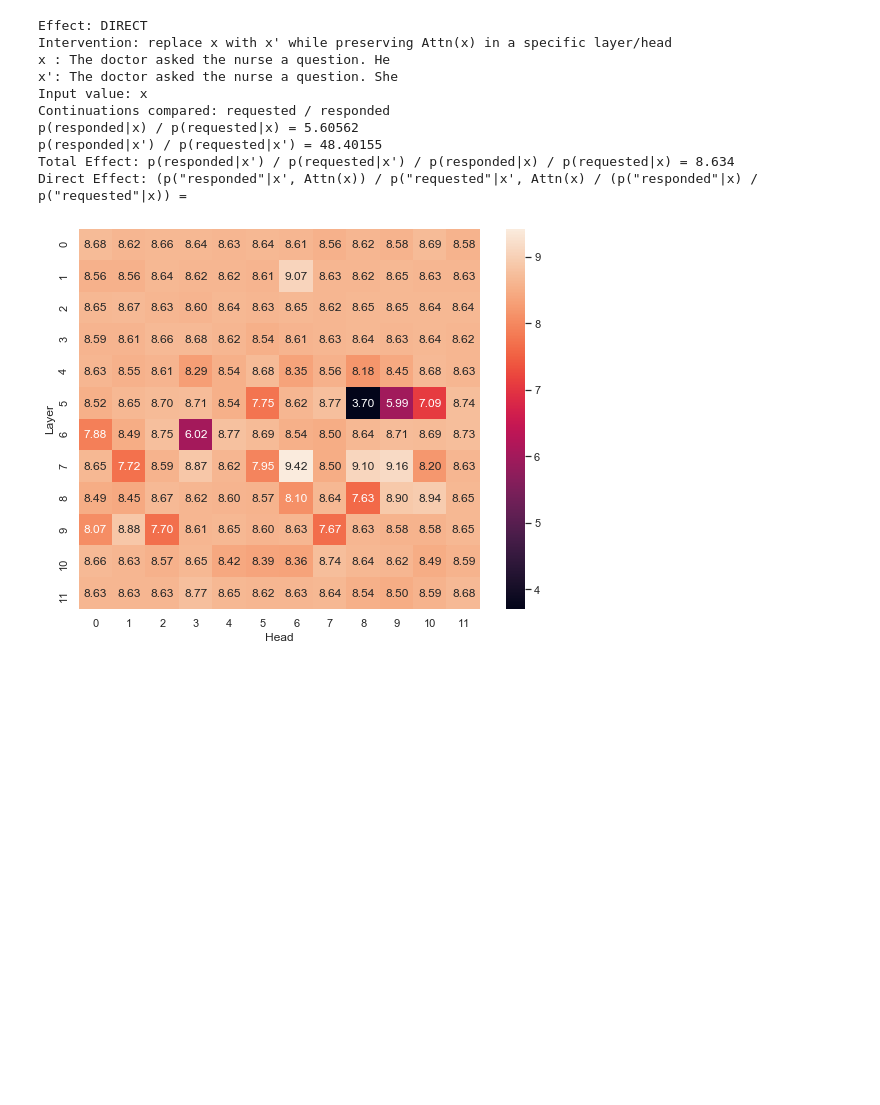
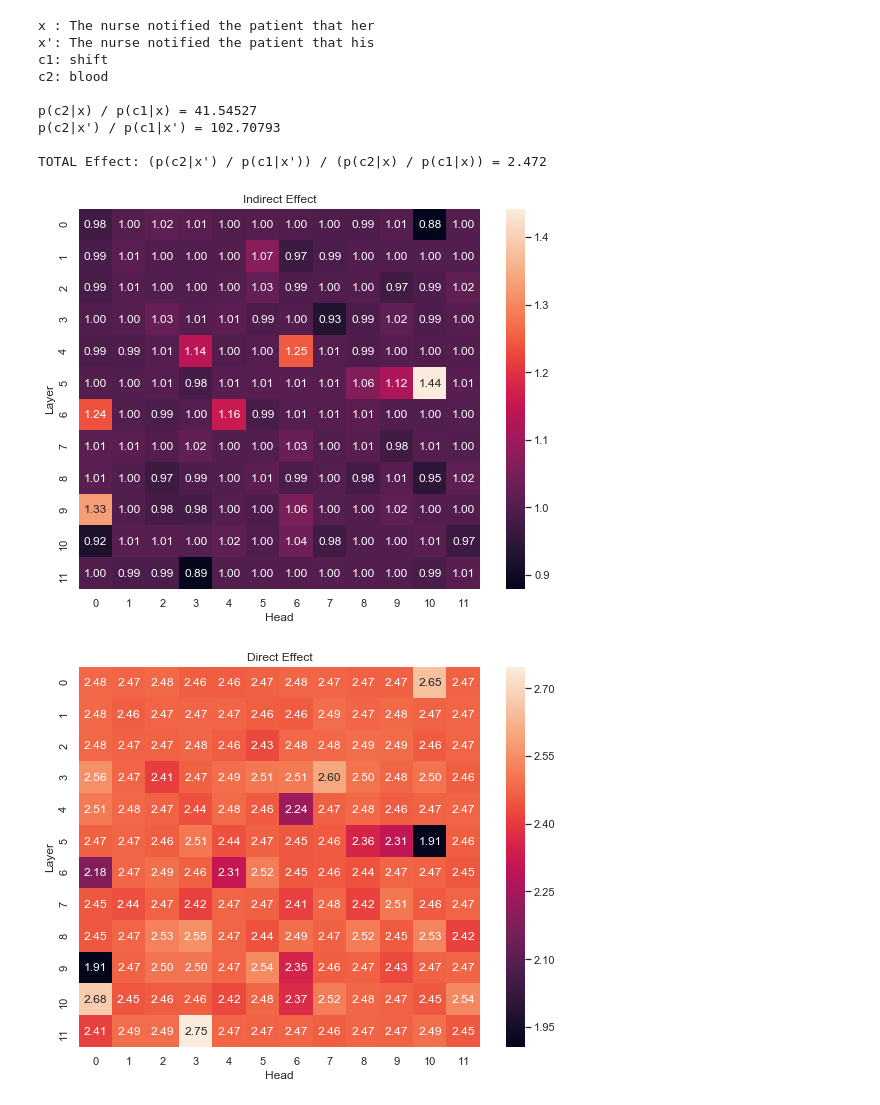
Before and after one commit to mattf1n/lm-intervention, a Jupyter notebook: lm_attn_intervention.ipynb, the cells around one changed output. Cells and saved outputs as stored; diff of their text form; code cells hidden in the pictures; blank space fills up the shorter version.

Commit message:
Improved format of attention intervention reports.

```diff
--- a/lm_attn_intervention.ipynb
+++ b/lm_attn_intervention.ipynb
@@ -75,14 +75,14 @@ Indirect Effect (p("responded"|x, Attn(x')) / p("requested"|x, Attn(x')) / (p("r
 # %%
-report_intervention(intervention2, 'direct', model)
+report_intervention(intervention4,  model)
 # %% [output]
-Effect: DIRECT
-Intervention: replace x with x' while preserving Attn(x) in a specific layer/head
-x : The doctor asked the nurse a question. He
-x': The doctor asked the nurse a question. She
-Input value: x
-Continuations compared: requested / responded
-p(responded|x) / p(requested|x) = 5.60562
-p(responded|x') / p(requested|x') = 48.40155
-Total Effect: p(responded|x') / p(requested|x') / p(responded|x) / p(requested|x) = 8.634
-Direct Effect: (p("responded"|x', Attn(x)) / p("requested"|x', Attn(x) / (p("responded"|x) / p("requested"|x)) =
+x : The nurse notified the patient that her
+x': The nurse notified the patient that his
+c1: shift
+c2: blood
+
+p(c2|x) / p(c1|x) = 41.54527
+p(c2|x') / p(c1|x') = 102.70793
+
+TOTAL Effect: (p(c2|x') / p(c1|x')) / (p(c2|x) / p(c1|x)) = 2.472
-[figure, old version]
+[figure, new version]
+[figure, added]
```
Also changed, not shown: parts of 10 cells of this notebook, 2 other files.
